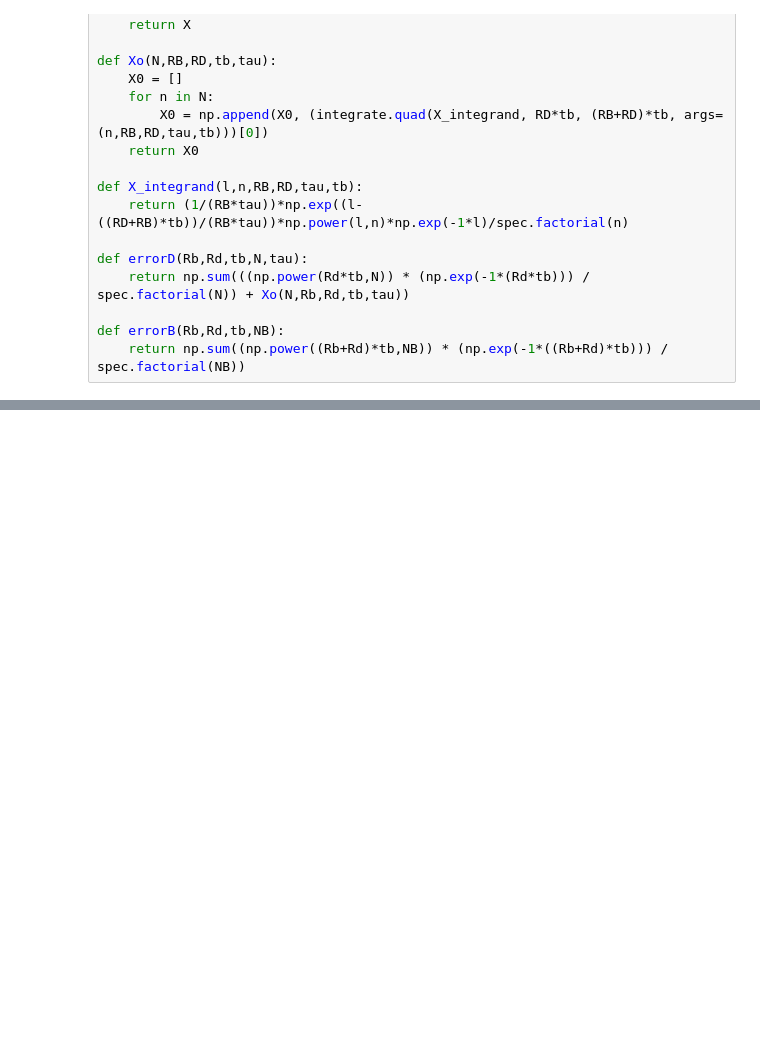
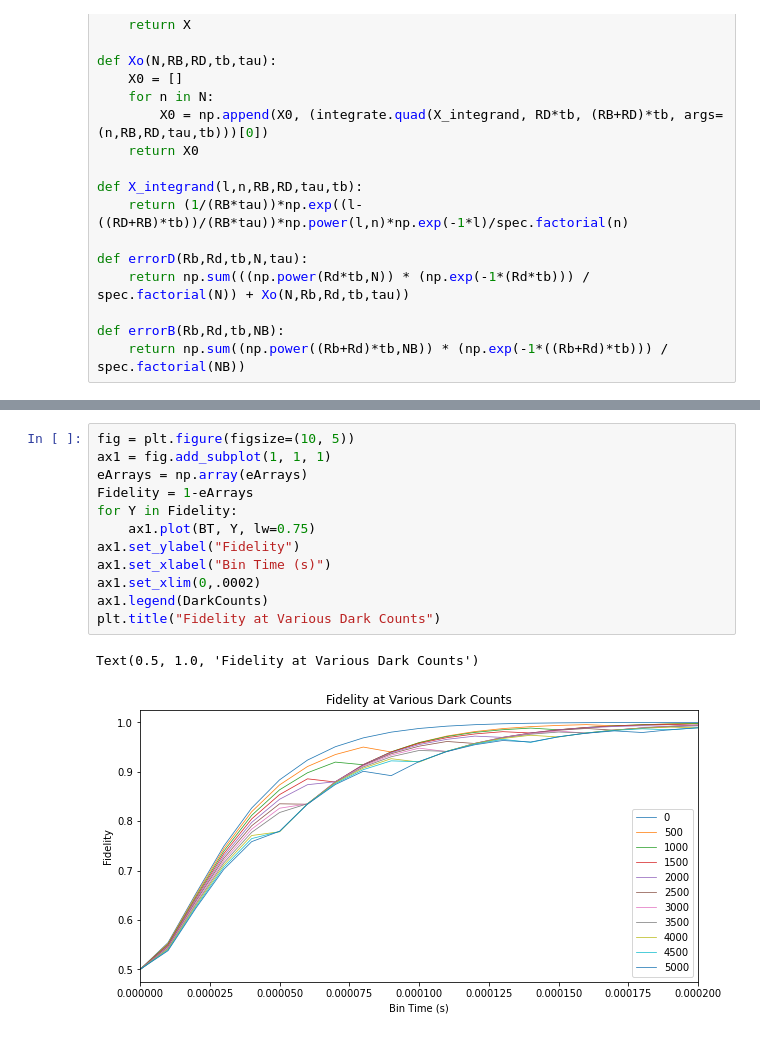
Before and after one commit to seangarn32/Trapped-Ion-Error-Model, a Jupyter notebook: SQR Error Model/Ca40ModelByDarkCount.ipynb, the cells around one changed output, grey strips where cells are left out. Drawn from its saved outputs; the diff is of its cells as text; blank space fills up the shorter version.

```diff
--- a/SQR Error Model/Ca40ModelByDarkCount.ipynb
+++ b/SQR Error Model/Ca40ModelByDarkCount.ipynb
@@ -106,0 +103,15 @@ Text(0.5, 1.0, 'Dark and Bright Errors without Decay w/ Optimal nc')
+# %%
+fig = plt.figure(figsize=(10, 5))
+ax1 = fig.add_subplot(1, 1, 1)
+eArrays = np.array(eArrays)
+Fidelity = 1-eArrays
+for Y in Fidelity:
+    ax1.plot(BT, Y, lw=0.75)
+ax1.set_ylabel("Fidelity")
+ax1.set_xlabel("Bin Time (s)")
+ax1.set_xlim(0,.0002)
+ax1.legend(DarkCounts)
+plt.title("Fidelity at Various Dark Counts")
+# %% [output]
+Text(0.5, 1.0, 'Fidelity at Various Dark Counts')
+[figure, added]
```
Also changed, not shown: parts of 3 cells of this notebook.
